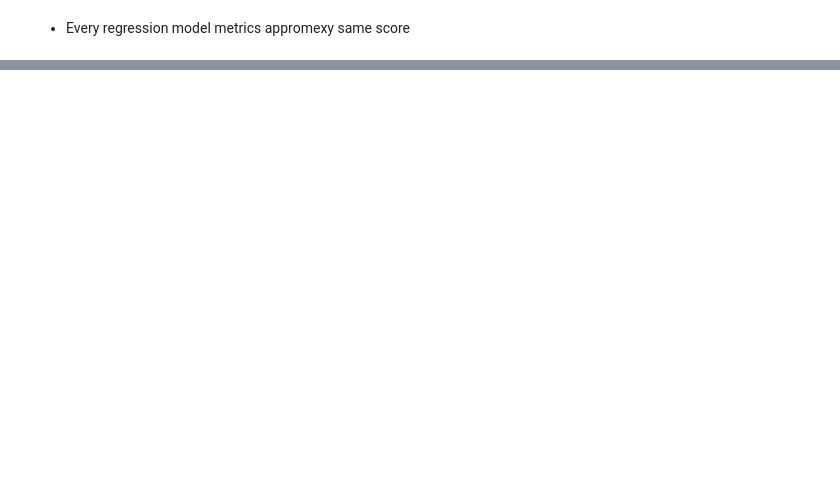
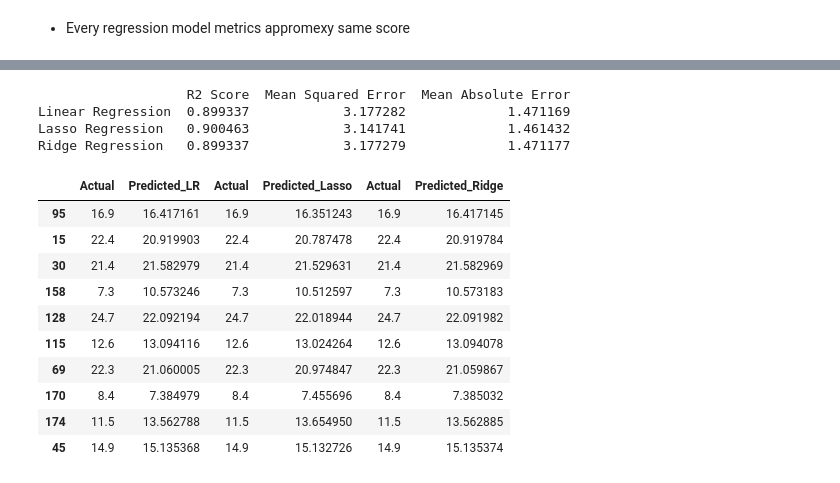
Before and after one commit to ashmi721/Data_Science_Project, a Jupyter notebook: sales_prediction.ipynb, the cells around one changed output, grey strips where cells are left out. Saved outputs shown, nothing was run; the diff lists cells and outputs as text; code cells hidden in the pictures; blank space fills up the shorter version.

Commit message:
complete to train and evaluate the model using multiple regression

```diff
--- a/sales_prediction.ipynb
+++ b/sales_prediction.ipynb
@@ -260,0 +287,60 @@ print(df)
+# %%
+from sklearn.linear_model import LinearRegression,Lasso,Ridge
+
+lr = LinearRegression()
+lasso = Lasso()
+ridge = Ridge()
+# %%
+lr.fit(X_train,y_train)
+y_predi1= lr.predict(X_test)
+# %%
+lasso.fit(X_train,y_train)
+y_predi2= lasso.predict(X_test)
+# %%
+ridge.fit(X_train,y_train)
+y_predi3= ridge.predict(X_test)
+# %%
+from sklearn.metrics import mean_squared_error, mean_absolute_error, r2_score
+
+Eva_lr = {
+    'R2 Score': r2_score(y_test, y_predi1),
+    'Mean Squared Error': mean_squared_error(y_test, y_predi1),
+    'Mean Absolute Error': mean_absolute_error(y_test, y_predi1)
+}
+Eva_lasso = {
+    'R2 Score': r2_score(y_test, y_predi2),
+    'Mean Squared Error': mean_squared_error(y_test, y_predi2),
+    'Mean Absolute Error': mean_absolute_error(y_test, y_predi2)
+}
+Eva_ridge = {
+    'R2 Score': r2_score(y_test, y_predi3),
+    'Mean Squared Error': mean_squared_error(y_test, y_predi3),
+    'Mean Absolute Error': mean_absolute_error(y_test, y_predi3)
+}
+multime_df = pd.DataFrame([Eva_lr, Eva_lasso, Eva_ridge], index=['Linear Regression', 'Lasso Regression', 'Ridge Regression'])
+print(multime_df)
+# %% [output]
+                   R2 Score  Mean Squared Error  Mean Absolute Error
+Linear Regression  0.899337            3.177282             1.471169
+Lasso Regression   0.900463            3.141741             1.461432
+Ridge Regression   0.899337            3.177279             1.471177
+# %%
+data_lr = {'Actual': y_test, 'Predicted_LR': y_predi1}
+data_lasso = {'Actual': y_test, 'Predicted_Lasso': y_predi2}
+data_ridge = {'Actual': y_test, 'Predicted_Ridge': y_predi3}
+
+# Concatenate the dictionaries into a single DataFrame
+multi_df = pd.concat([pd.DataFrame(data_lr), pd.DataFrame(data_lasso), pd.DataFrame(data_ridge)], axis=1)
+multi_df.head(10)
+# %% [output]
+|  | Actual | Predicted_LR | Actual | Predicted_Lasso | Actual | Predicted_Ridge |
+| 95 | 16.9 | 16.417161 | 16.9 | 16.351243 | 16.9 | 16.417145 |
+| 15 | 22.4 | 20.919903 | 22.4 | 20.787478 | 22.4 | 20.919784 |
+| 30 | 21.4 | 21.582979 | 21.4 | 21.529631 | 21.4 | 21.582969 |
+| 158 | 7.3 | 10.573246 | 7.3 | 10.512597 | 7.3 | 10.573183 |
+| 128 | 24.7 | 22.092194 | 24.7 | 22.018944 | 24.7 | 22.091982 |
+| 115 | 12.6 | 13.094116 | 12.6 | 13.024264 | 12.6 | 13.094078 |
+| 69 | 22.3 | 21.060005 | 22.3 | 20.974847 | 22.3 | 21.059867 |
+| 170 | 8.4 | 7.384979 | 8.4 | 7.455696 | 8.4 | 7.385032 |
+| 174 | 11.5 | 13.562788 | 11.5 | 13.654950 | 11.5 | 13.562885 |
+| 45 | 14.9 | 15.135368 | 14.9 | 15.132726 | 14.9 | 15.135374 |
```
Also changed, not shown: parts of 11 cells of this notebook.
